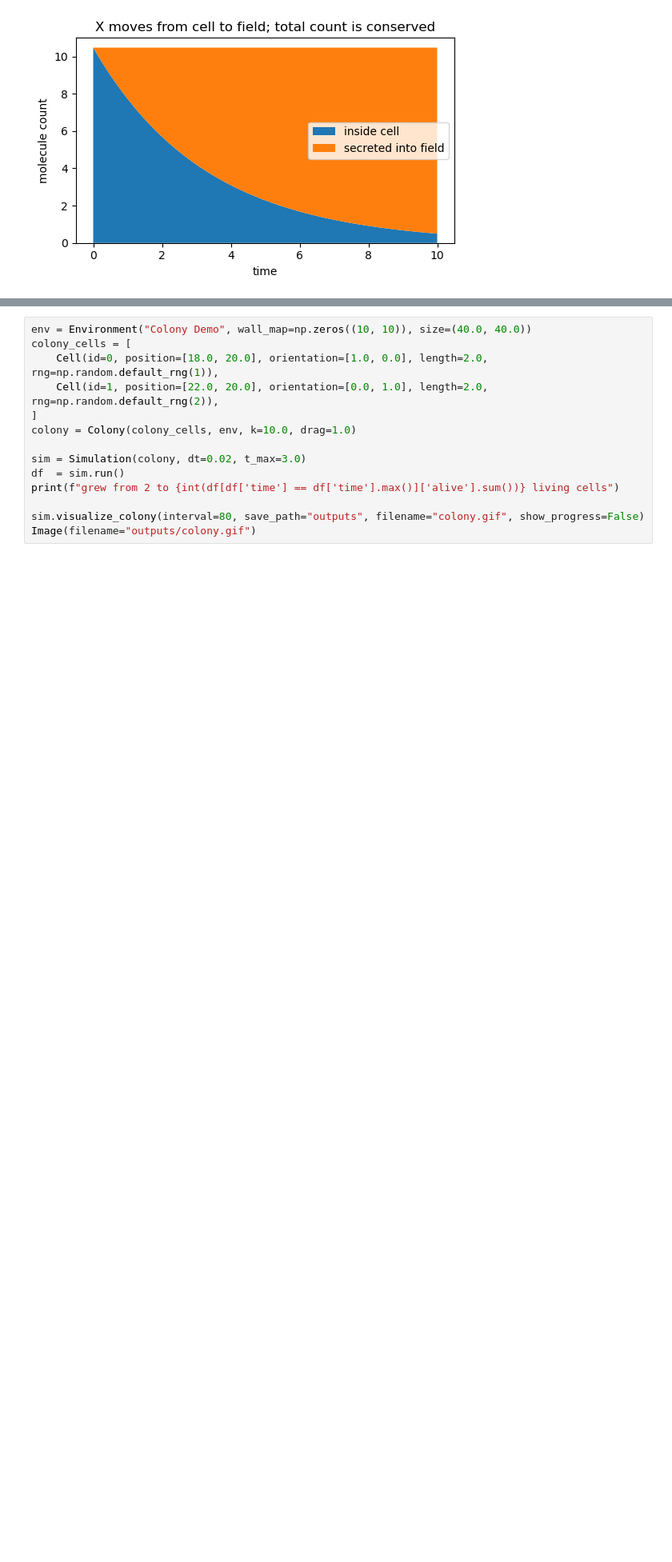
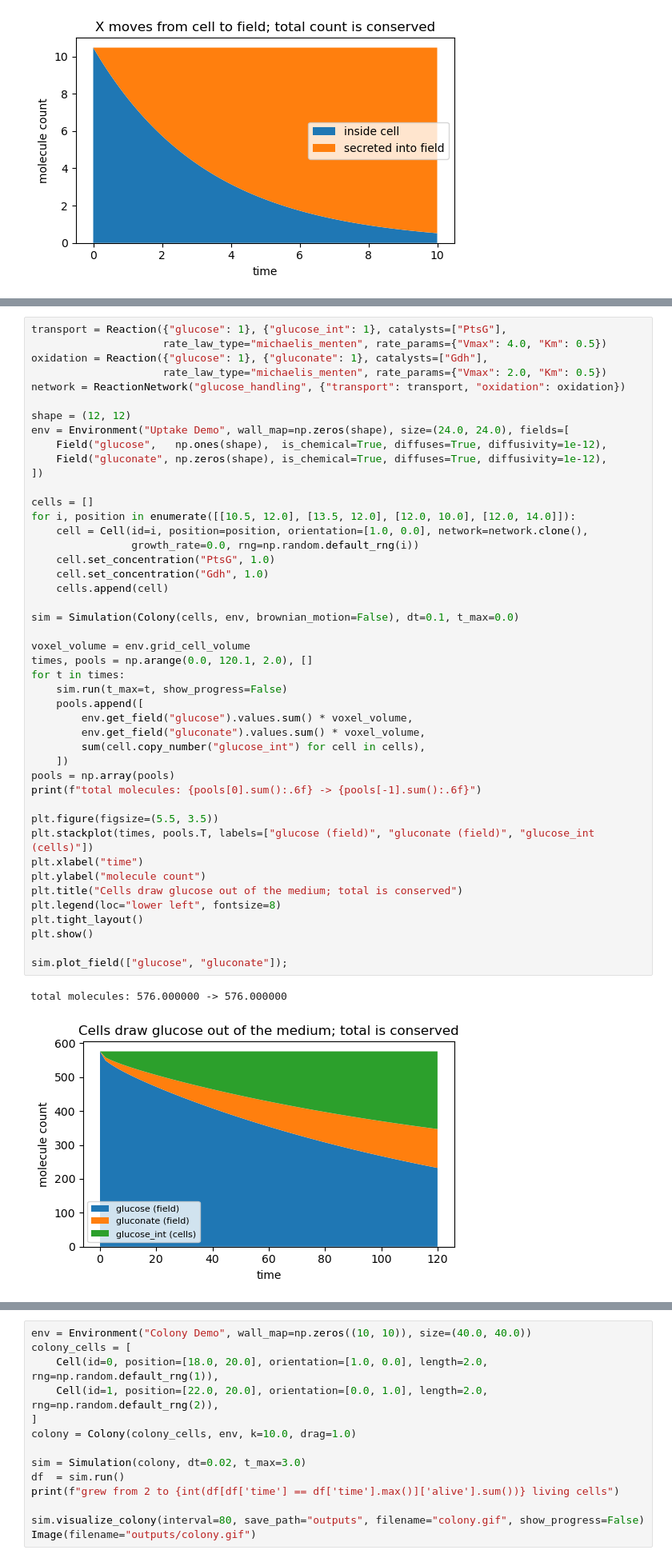
Before and after one commit to Paytonco/multicellular, a Jupyter notebook: examples/feature_tour.ipynb, the cells around one changed output, grey strips where cells are left out. Shown at 80% size. Drawn from its saved outputs; the diff is of its cells as text; blank space fills up the shorter version.

```diff
--- a/examples/feature_tour.ipynb
+++ b/examples/feature_tour.ipynb
@@ -419,0 +445,48 @@ plt.show()
+# %%
+transport = Reaction({"glucose": 1}, {"glucose_int": 1}, catalysts=["PtsG"],
+                     rate_law_type="michaelis_menten", rate_params={"Vmax": 4.0, "Km": 0.5})
+oxidation = Reaction({"glucose": 1}, {"gluconate": 1}, catalysts=["Gdh"],
+                     rate_law_type="michaelis_menten", rate_params={"Vmax": 2.0, "Km": 0.5})
+network = ReactionNetwork("glucose_handling", {"transport": transport, "oxidation": oxidation})
+
+shape = (12, 12)
+env = Environment("Uptake Demo", wall_map=np.zeros(shape), size=(24.0, 24.0), fields=[
+    Field("glucose",   np.ones(shape),  is_chemical=True, diffuses=True, diffusivity=1e-12),
+    Field("gluconate", np.zeros(shape), is_chemical=True, diffuses=True, diffusivity=1e-12),
+])
+
+cells = []
+for i, position in enumerate([[10.5, 12.0], [13.5, 12.0], [12.0, 10.0], [12.0, 14.0]]):
+    cell = Cell(id=i, position=position, orientation=[1.0, 0.0], network=network.clone(),
+                growth_rate=0.0, rng=np.random.default_rng(i))
+    cell.set_concentration("PtsG", 1.0)
+    cell.set_concentration("Gdh", 1.0)
+    cells.append(cell)
+
+sim = Simulation(Colony(cells, env, brownian_motion=False), dt=0.1, t_max=0.0)
+
+voxel_volume = env.grid_cell_volume
+times, pools = np.arange(0.0, 120.1, 2.0), []
+for t in times:
+    sim.run(t_max=t, show_progress=False)
+    pools.append([
+        env.get_field("glucose").values.sum() * voxel_volume,
+        env.get_field("gluconate").values.sum() * voxel_volume,
+        sum(cell.copy_number("glucose_int") for cell in cells),
+    ])
+pools = np.array(pools)
+print(f"total molecules: {pools[0].sum():.6f} -> {pools[-1].sum():.6f}")
+
+plt.figure(figsize=(5.5, 3.5))
+plt.stackplot(times, pools.T, labels=["glucose (field)", "gluconate (field)", "glucose_int (cells)"])
+plt.xlabel("time")
+plt.ylabel("molecule count")
+plt.title("Cells draw glucose out of the medium; total is conserved")
+plt.legend(loc="lower left", fontsize=8)
+plt.tight_layout()
+plt.show()
+
+sim.plot_field(["glucose", "gluconate"]);
+# %% [output]
+total molecules: 576.000000 -> 576.000000
+[figure, added]
```
Also changed, not shown: parts of 10 cells of this notebook, 36 other files.
